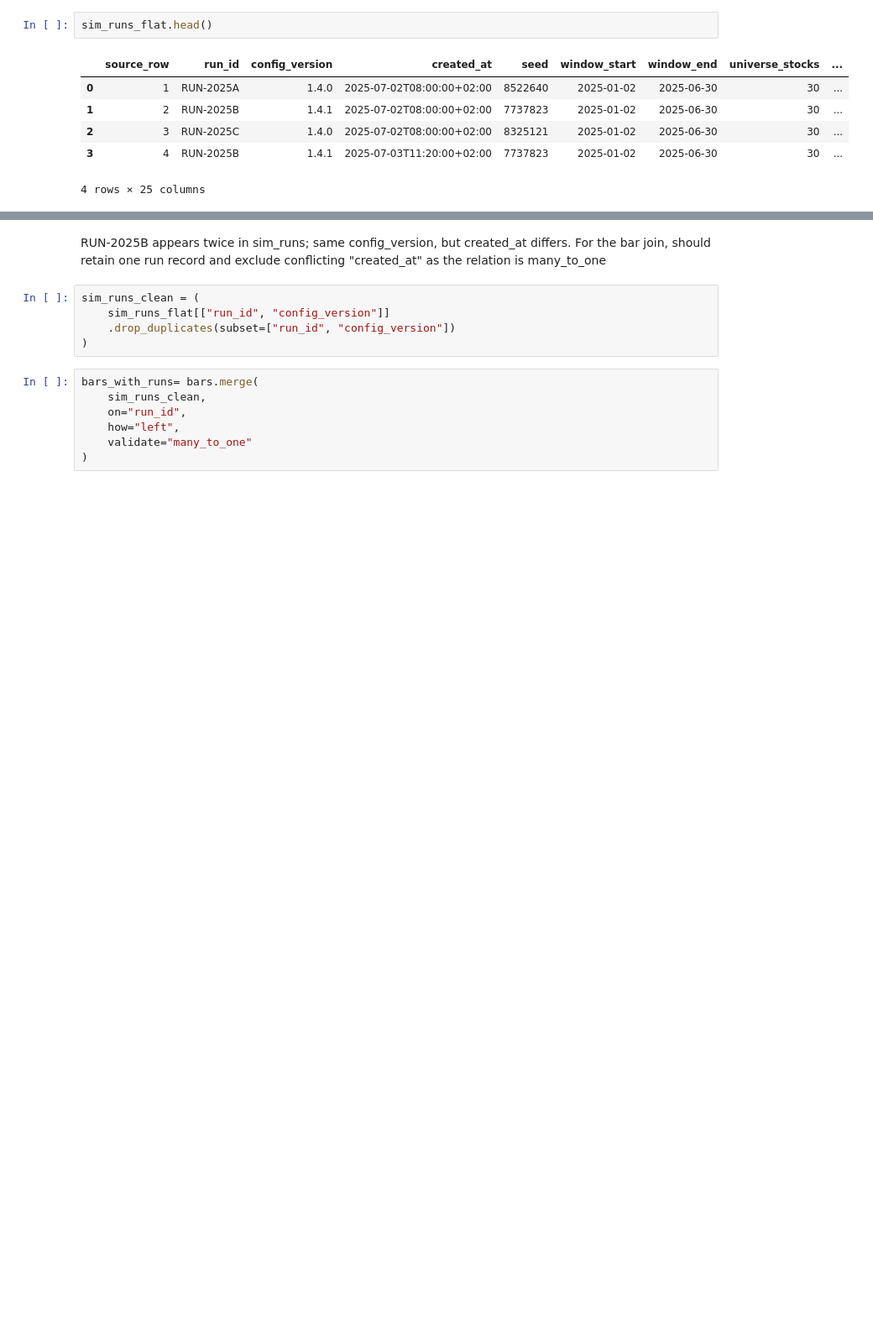
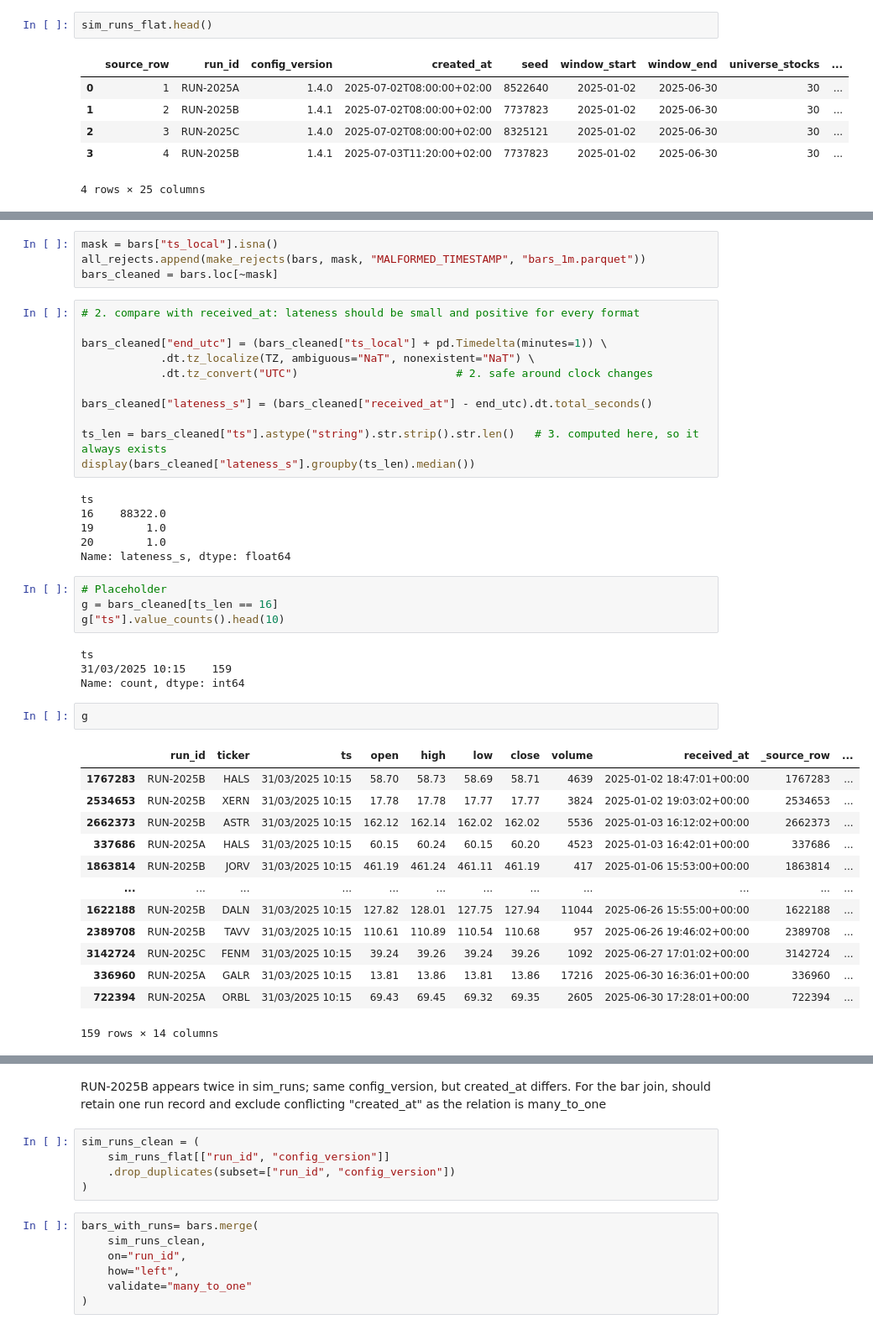
Before and after one commit to SondosMahmoud-5/data-engineering-project, a Jupyter notebook: Project/EDA.ipynb, the cells around one changed output, grey strips where cells are left out. Shown at 84% size. Cells and saved outputs as stored; diff of their text form; blank space fills up the shorter version.

```diff
--- a/Project/EDA.ipynb
+++ b/Project/EDA.ipynb
@@ -109,0 +311,45 @@ sim_runs_flat.head()
+# %%
+mask = bars["ts_local"].isna()
+all_rejects.append(make_rejects(bars, mask, "MALFORMED_TIMESTAMP", "bars_1m.parquet"))
+bars_cleaned = bars.loc[~mask]
+# %%
+# 2. compare with received_at: lateness should be small and positive for every format
+
+bars_cleaned["end_utc"] = (bars_cleaned["ts_local"] + pd.Timedelta(minutes=1)) \
+            .dt.tz_localize(TZ, ambiguous="NaT", nonexistent="NaT") \
+            .dt.tz_convert("UTC")                        # 2. safe around clock changes
+
+bars_cleaned["lateness_s"] = (bars_cleaned["received_at"] - end_utc).dt.total_seconds()
+
+ts_len = bars_cleaned["ts"].astype("string").str.strip().str.len()   # 3. computed here, so it always exists
+display(bars_cleaned["lateness_s"].groupby(ts_len).median())
+# %% [output]
+ts
+16    88322.0
+19        1.0
+20        1.0
+Name: lateness_s, dtype: float64
+# %%
+# Placeholder
+g = bars_cleaned[ts_len == 16]
+g["ts"].value_counts().head(10)
+# %% [output]
+ts
+31/03/2025 10:15    159
+Name: count, dtype: int64
+# %%
+g
+# %% [output]
+|  | run_id | ticker | ts | open | high | low | close | volume | received_at | _source_row | ... |
+| 1767283 | RUN-2025B | HALS | 31/03/2025 10:15 | 58.70 | 58.73 | 58.69 | 58.71 | 4639 | 2025-01-02 18:47:01+00:00 | 1767283 | ... |
+| 2534653 | RUN-2025B | XERN | 31/03/2025 10:15 | 17.78 | 17.78 | 17.77 | 17.77 | 3824 | 2025-01-02 19:03:02+00:00 | 2534653 | ... |
+| 2662373 | RUN-2025B | ASTR | 31/03/2025 10:15 | 162.12 | 162.14 | 162.02 | 162.02 | 5536 | 2025-01-03 16:12:02+00:00 | 2662373 | ... |
+| 337686 | RUN-2025A | HALS | 31/03/2025 10:15 | 60.15 | 60.24 | 60.15 | 60.20 | 4523 | 2025-01-03 16:42:01+00:00 | 337686 | ... |
+| 1863814 | RUN-2025B | JORV | 31/03/2025 10:15 | 461.19 | 461.24 | 461.11 | 461.19 | 417 | 2025-01-06 15:53:00+00:00 | 1863814 | ... |
+| ... | ... | ... | ... | ... | ... | ... | ... | ... | ... | ... | ... |
+| 1622188 | RUN-2025B | DALN | 31/03/2025 10:15 | 127.82 | 128.01 | 127.75 | 127.94 | 11044 | 2025-06-26 15:55:00+00:00 | 1622188 | ... |
+| 2389708 | RUN-2025B | TAVV | 31/03/2025 10:15 | 110.61 | 110.89 | 110.54 | 110.68 | 957 | 2025-06-26 19:46:02+00:00 | 2389708 | ... |
+| 3142724 | RUN-2025C | FENM | 31/03/2025 10:15 | 39.24 | 39.26 | 39.24 | 39.26 | 1092 | 2025-06-27 17:01:02+00:00 | 3142724 | ... |
+| 336960 | RUN-2025A | GALR | 31/03/2025 10:15 | 13.81 | 13.86 | 13.81 | 13.86 | 17216 | 2025-06-30 16:36:01+00:00 | 336960 | ... |
+| 722394 | RUN-2025A | ORBL | 31/03/2025 10:15 | 69.43 | 69.45 | 69.32 | 69.35 | 2605 | 2025-06-30 17:28:01+00:00 | 722394 | ... |
+159 rows × 14 columns
```
Also changed, not shown: parts of 40 cells of this notebook, 2 other files.
